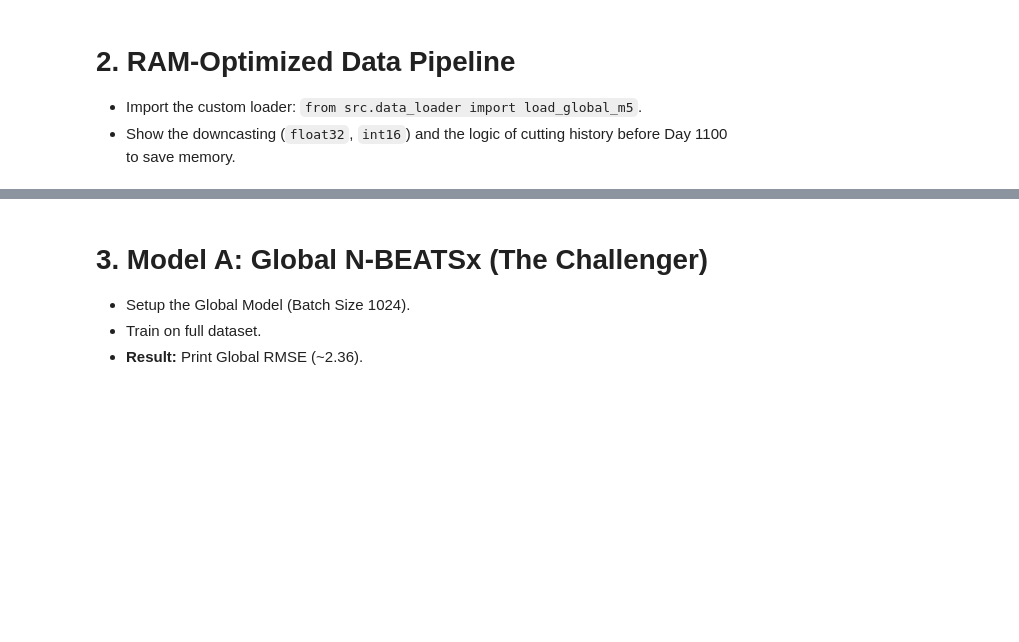
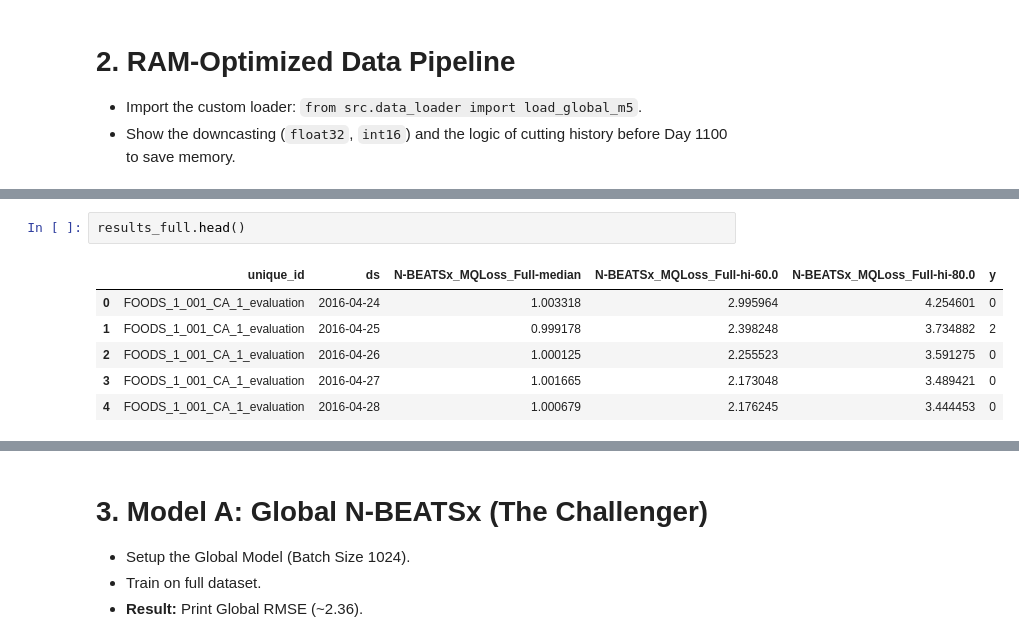
Before and after one commit to Zak-Las/Walmart-Demand-Forcasting, a Jupyter notebook: Notebooks/02_global_scale.ipynb, the cells around one changed output, grey strips where cells are left out. Drawn from its saved outputs; the diff is of its cells as text; blank space fills up the shorter version.

```diff
--- a/Notebooks/02_global_scale.ipynb
+++ b/Notebooks/02_global_scale.ipynb
@@ -9,0 +291,9 @@
+# %%
+results_full.head()
+# %% [output]
+|  | unique_id | ds | N-BEATSx_MQLoss_Full-median | N-BEATSx_MQLoss_Full-hi-60.0 | N-BEATSx_MQLoss_Full-hi-80.0 | y |
+| 0 | FOODS_1_001_CA_1_evaluation | 2016-04-24 | 1.003318 | 2.995964 | 4.254601 | 0 |
+| 1 | FOODS_1_001_CA_1_evaluation | 2016-04-25 | 0.999178 | 2.398248 | 3.734882 | 2 |
+| 2 | FOODS_1_001_CA_1_evaluation | 2016-04-26 | 1.000125 | 2.255523 | 3.591275 | 0 |
+| 3 | FOODS_1_001_CA_1_evaluation | 2016-04-27 | 1.001665 | 2.173048 | 3.489421 | 0 |
+| 4 | FOODS_1_001_CA_1_evaluation | 2016-04-28 | 1.000679 | 2.176245 | 3.444453 | 0 |
```
Also changed, not shown: parts of 18 cells of this notebook, 4 other files.
